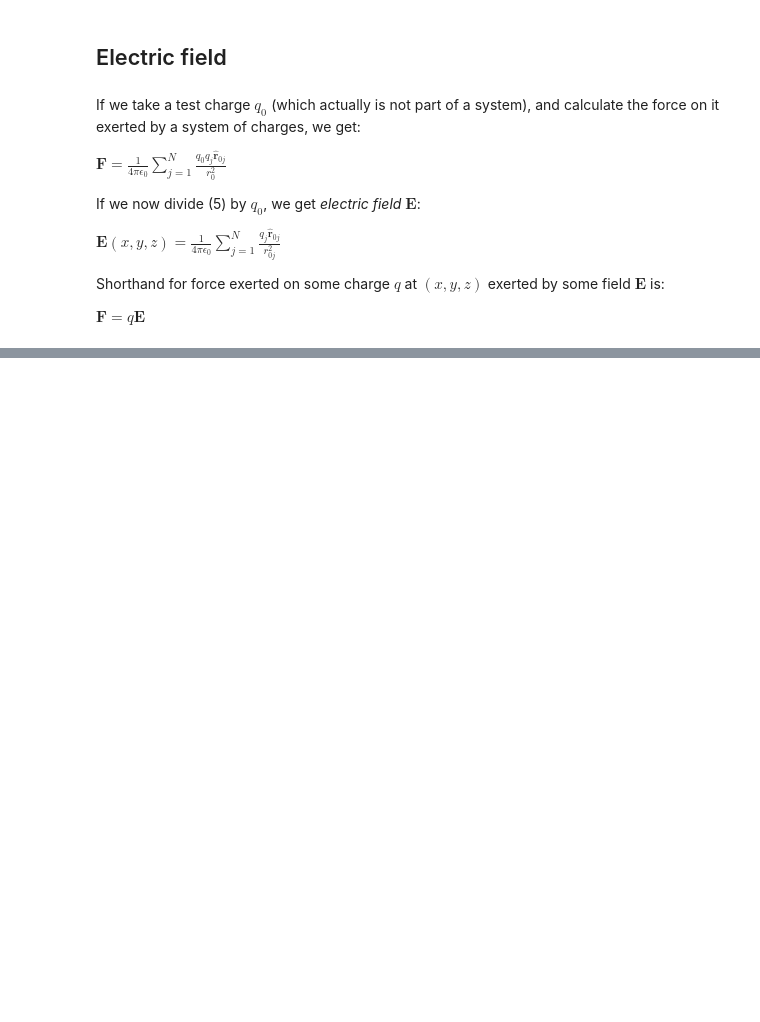
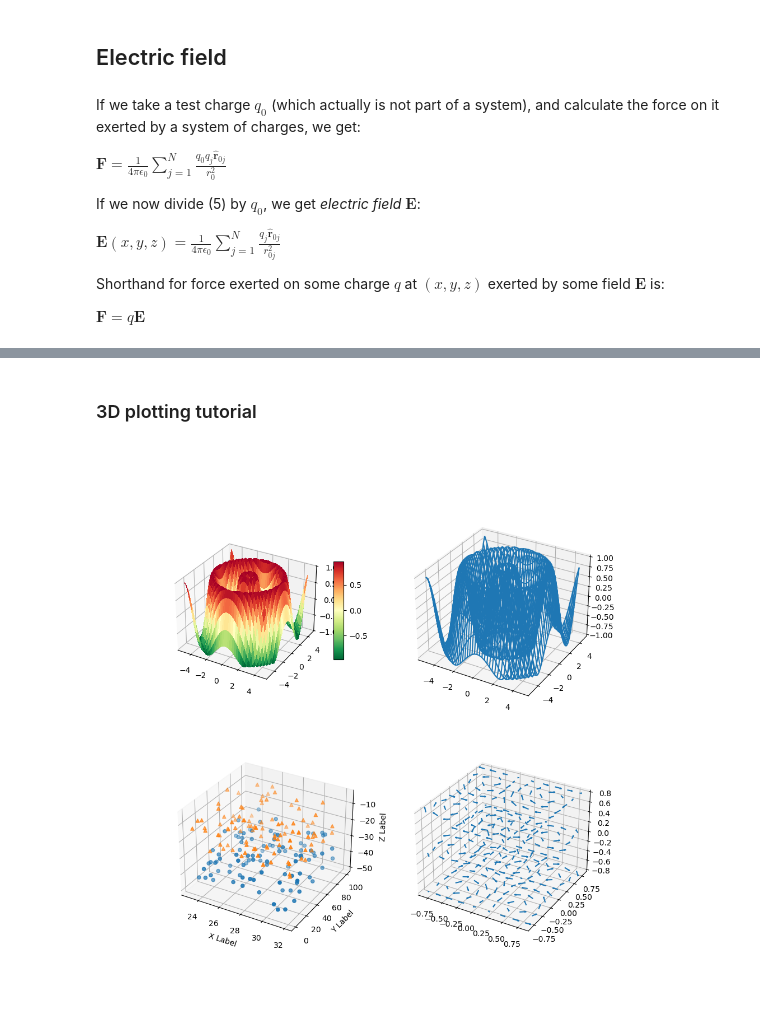
Before and after one commit to lampnis/aerosol-things, a Jupyter notebook: CEPAS_useful.ipynb, the cells around one changed output, grey strips where cells are left out. Cells and saved outputs as stored; diff of their text form; code cells hidden in the pictures; blank space fills up the shorter version.

```diff
--- a/CEPAS_useful.ipynb
+++ b/CEPAS_useful.ipynb
@@ -658,0 +514,80 @@ $\begin{equation}
+# %% [markdown]
+### 3D plotting tutorial
+# %%
+%matplotlib widget
+# set up a figure twice as wide as it is tall
+fig = plt.figure(figsize=(10, 10))
+
+# =============
+# First subplot SURFACE
+# =============
+# set up the Axes for the first plot
+ax = fig.add_subplot(2, 2, 1, projection='3d')
+
+# plot a 3D surface like in the example mplot3d/surface3d_demo
+X = np.arange(-5, 5, 0.25)
+Y = np.arange(-5, 5, 0.25)
+X, Y = np.meshgrid(X, Y)
+R = np.sqrt(X**2 + Y**2)
+Z = np.sin(R*2)
+surf = ax.plot_surface(X, Y, Z, rstride=1, cstride=1, cmap=cm.RdYlGn_r,
+                       linewidth=0, antialiased=False)
+ax.set_zlim(-1.01, 1.01)
+fig.colorbar(surf, shrink=0.5, aspect=10)
+
+# ==============
+# Second subplot WIREFRAME
+# ==============
+# set up the Axes for the second plot
+ax = fig.add_subplot(2, 2, 2, projection='3d')
+
+# plot a 3D wireframe like in the example mplot3d/wire3d_demo
+ax.plot_wireframe(X, Y, Z, rstride=1, cstride=1)
+
+# =============
+# Third subplot SCATTER
+# =============
+ax = fig.add_subplot(2, 2, 3, projection='3d')
+
+n = 100
+
+# For each set of style and range settings, plot n random points in the box
+# defined by x in [23, 32], y in [0, 100], z in [zlow, zhigh].
+def randrange(n, vmin, vmax):
+    """
+    Helper function to make an array of random numbers having shape (n, )
+    with each number distributed Uniform(vmin, vmax).
+    """
+    return (vmax - vmin)*np.random.rand(n) + vmin
+
+for m, zlow, zhigh in [('o', -50, -25), ('^', -30, -5)]:
+    xs = randrange(n, 23, 32)
+    ys = randrange(n, 0, 100)
+    zs = randrange(n, zlow, zhigh)
+    ax.scatter(xs, ys, zs, marker=m)
+
+ax.set_xlabel('X Label')
+ax.set_ylabel('Y Label')
+ax.set_zlabel('Z Label')
+
+# =============
+# Fourth subplot QUIVER
+# =============
+ax = fig.add_subplot(2, 2, 4, projection='3d')
+
+# Make the grid
+x, y, z = np.meshgrid(np.arange(-0.8, 1, 0.2),
+                      np.arange(-0.8, 1, 0.2),
+                      np.arange(-0.8, 1, 0.8))
+
+# Make the direction data for the arrows
+u = np.sin(np.pi * x) * np.cos(np.pi * y) * np.cos(np.pi * z)
+v = -np.cos(np.pi * x) * np.sin(np.pi * y) * np.cos(np.pi * z)
+w = (np.sqrt(2.0 / 3.0) * np.cos(np.pi * x) * np.cos(np.pi * y) *
+     np.sin(np.pi * z))
+
+ax.quiver(x, y, z, u, v, w, length=0.1, normalize=True)
+
+plt.show()
+# %% [output]
+[figure, added]
```
Also changed, not shown: parts of 14 cells of this notebook, 42 other files.
